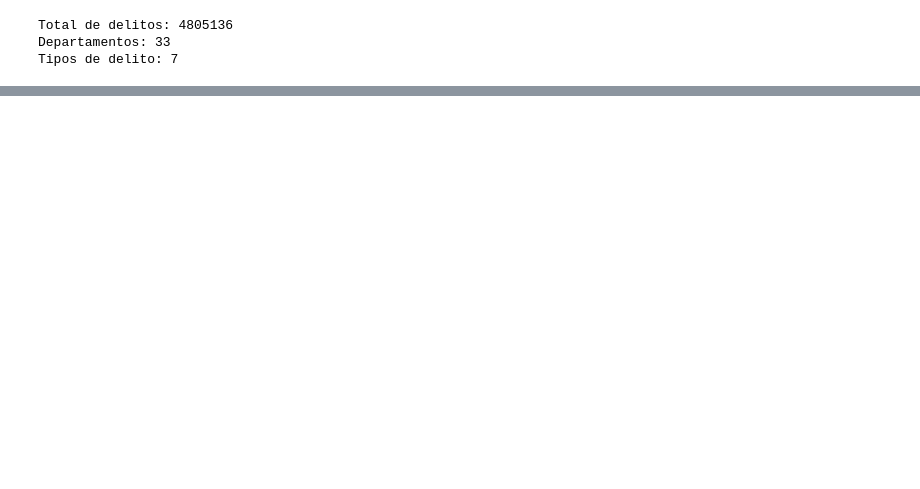
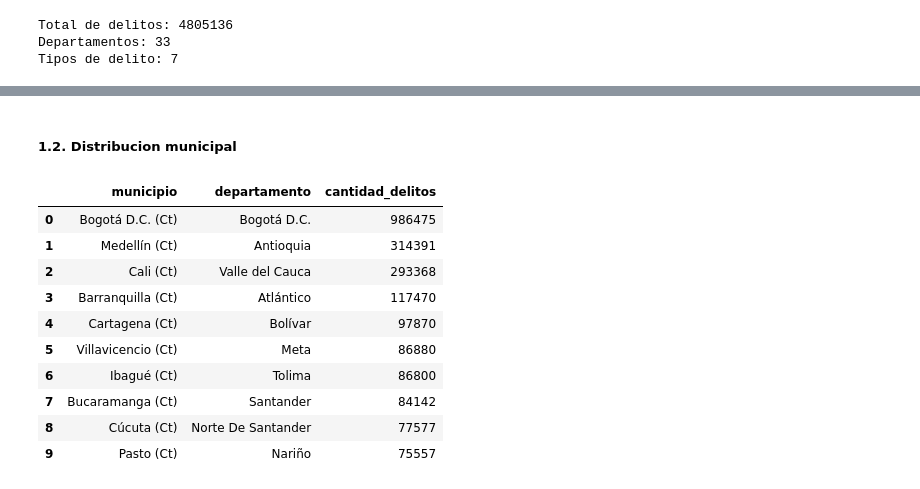
Before and after one commit to SaraBalbin/DW_Analisis_Criminalidad_Colombia, a Jupyter notebook: 04_Analisis_exploratorio.ipynb, the cells around one changed output, grey strips where cells are left out. Cells and saved outputs as stored; diff of their text form; code cells hidden in the pictures; blank space fills up the shorter version.

Commit message:
Correcciones y distribucion municipal

```diff
--- a/04_Analisis_exploratorio.ipynb
+++ b/04_Analisis_exploratorio.ipynb
@@ -207,3 +247,37 @@ tabla_departamento_delito_ordenada
 | Vichada | 517 | 452 | 182 | 471 | 226 | ... |
 | Guainía | 365 | 408 | 28 | 454 | 44 | ... |
 | Vaupés | 165 | 296 | 31 | 165 | 28 | ... |
+# %% [markdown]
+##### **1.2. Distribucion municipal**
+# %%
+# Consulta para obtener los 10 municipios con mayor cantidad de registros
+query_top10 = """
+    SELECT
+        u.municipio,
+        u.departamento,
+        SUM(f.cantidad_delitos) AS cantidad_delitos
+    FROM fact_delitos AS f
+    INNER JOIN dim_ubicacion AS u
+        ON f.id_ubicacion = u.id_ubicacion
+    GROUP BY
+        u.municipio,
+        u.departamento
+    ORDER BY
+        cantidad_delitos DESC
+    LIMIT 10;
+"""
+
+df_top10 = pd.read_sql(query_top10, engine)
+df_top10
+# %% [output]
+|  | municipio | departamento | cantidad_delitos |
+| 0 | Bogotá D.C. (Ct) | Bogotá D.C. | 986475 |
+| 1 | Medellín (Ct) | Antioquia | 314391 |
+| 2 | Cali (Ct) | Valle del Cauca | 293368 |
+| 3 | Barranquilla (Ct) | Atlántico | 117470 |
+| 4 | Cartagena (Ct) | Bolívar | 97870 |
+| 5 | Villavicencio (Ct) | Meta | 86880 |
+| 6 | Ibagué (Ct) | Tolima | 86800 |
+| 7 | Bucaramanga (Ct) | Santander | 84142 |
+| 8 | Cúcuta (Ct) | Norte De Santander | 77577 |
+| 9 | Pasto (Ct) | Nariño | 75557 |
```
Also changed, not shown: parts of 6 cells of this notebook, 2 other files.
